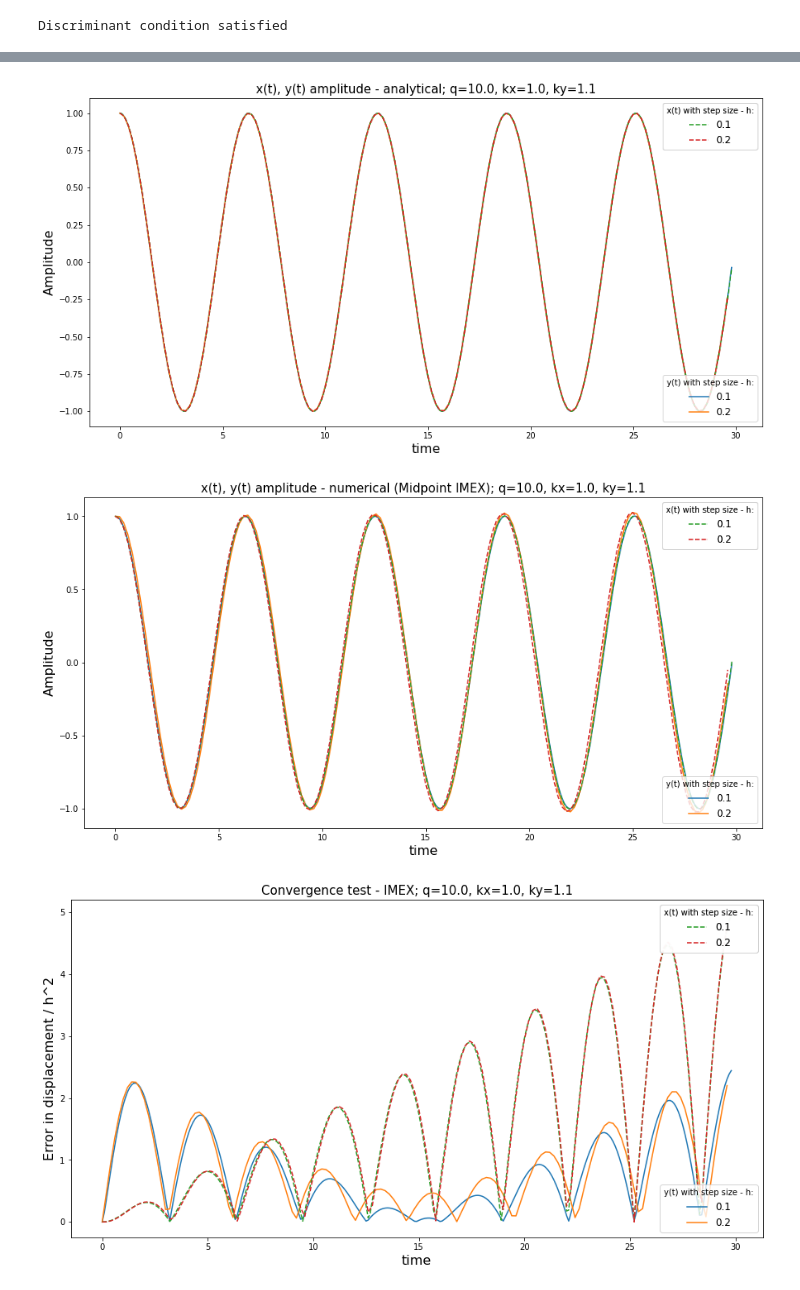
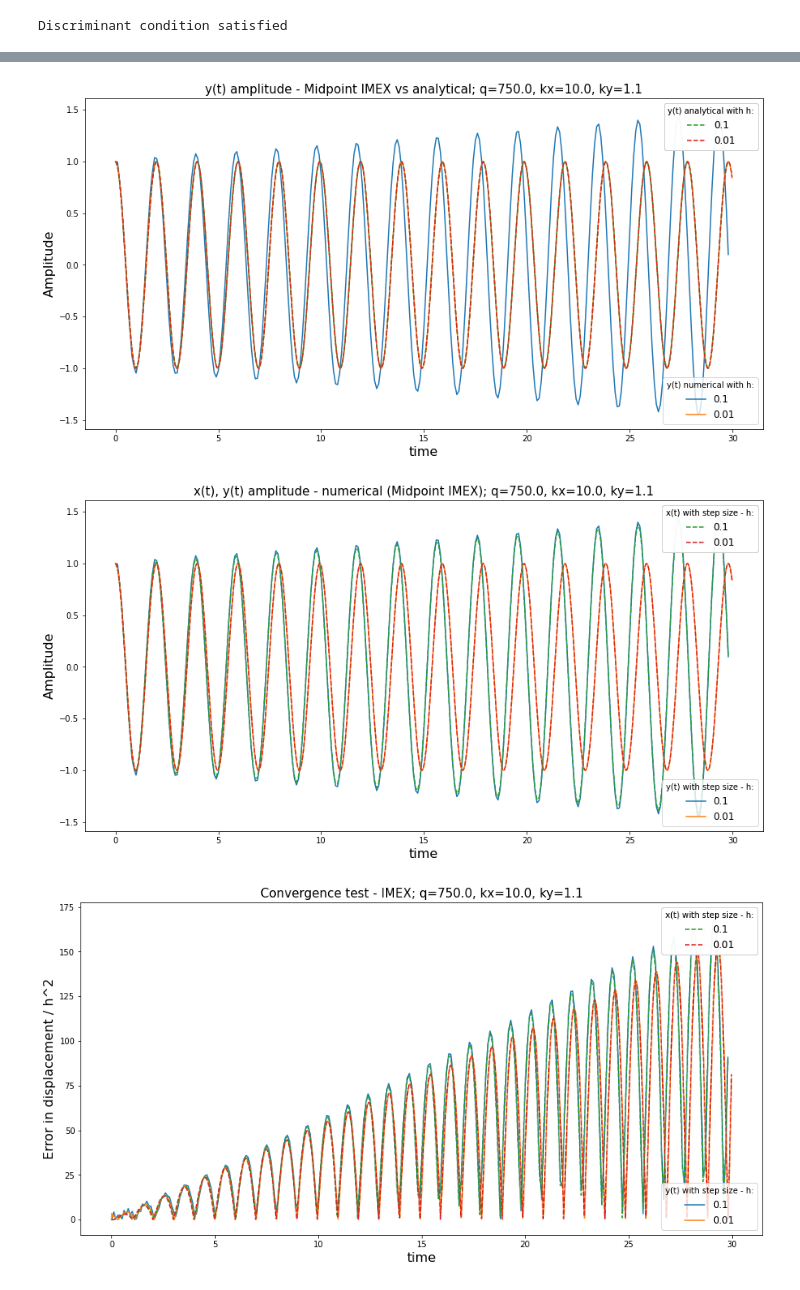
Before and after one commit to annamalai-ps/IMEX, a Jupyter notebook: Midpoint_IMEX(1,2,2).ipynb, the cells around one changed output, grey strips where cells are left out. Cells and saved outputs as stored; diff of their text form; code cells hidden in the pictures.

```diff
--- a/Midpoint_IMEX(1,2,2).ipynb
+++ b/Midpoint_IMEX(1,2,2).ipynb
@@ -171,8 +164,8 @@ y_imex = lambdify([x0,v0,w0,y0,x1,v1,w1,y1,kx,ky,q,h],u_np1_rhs(u_n)[3])
 # %%
-kx_n = 1.0 #Pendulum 1 spring constant
+kx_n = 10.0 #Pendulum 1 spring constant
 ky_n = 1.1 #Pendulum 2 spring constant
 #NOTE: analytical solution can't calculated for q=0, this code is incapable!!
-q_n = 10.0 #Coupling factor
+q_n = 750.0 #Coupling factor
 
 #Note!! If initial data is to be changed, compute analytical solution
 #in Mathematica with respective initial data and make changes to analytic solution defined here.
@@ -192,7 +185,7 @@ else:
 Discriminant condition satisfied
 # %%
 #Initial data
-h_list = ([0.1,0.2])
+h_list = ([0.1,0.01])
 t_start = 0
 t_end = 30
 
@@ -210,13 +203,18 @@ T=np.empty((N,len(h_list)))
 T[:] = np.nan
 
 X_a = np.zeros((N,len(h_list)))
+X_a = np.float128(X_a)
 delX = np.zeros((N,len(h_list)))
+delX = np.float128(delX)
 Y_a = np.zeros((N,len(h_list)))
+Y_a = np.float128(Y_a)
 delY = np.zeros((N,len(h_list)))
+delY = np.float128(delY)
 
 diff_k1k2 = kx_n - ky_n
-detm = np.sqrt(q_n**2 - 4*ky_n)
+detm = np.sqrt(q_n**2 - 4*ky_n,dtype='float128')
 def y_analytic(time):
+    y = np.float128
     y =  ( ( q_n*( ((np.exp(-0.5*q_n*time)*np.sinh(0.5*time*detm)*(ky_n**2 - kx_n**2))/detm)
          + (np.sqrt(kx_n)*np.sin(np.sqrt(kx_n)*time)*diff_k1k2)
          + (kx_n*q_n*np.cos(np.sqrt(kx_n)*time)))
@@ -236,14 +234,10 @@ for i in range (len(h_list)):
             V[j,i] = v_0
             W[j,i] = w_0
             Y[j,i] = y_0
-        X[j+1,i] = x_imex(X[j,i],V[j,i],W[j,i],Y[j,i],
-                          X[j+1,i],V[j+1,i],W[j+1,i],Y[j+1,i],kx_n,ky_n,q_n,h_list[i])
-        V[j+1,i] = v_imex(X[j,i],V[j,i],W[j,i],Y[j,i],
-                          X[j+1,i],V[j+1,i],W[j+1,i],Y[j+1,i],kx_n,ky_n,q_n,h_list[i])
-        W[j+1,i] = w_imex(X[j,i],V[j,i],W[j,i],Y[j,i],
-                          X[j+1,i],V[j+1,i],W[j+1,i],Y[j+1,i],kx_n,ky_n,q_n,h_list[i])
-        Y[j+1,i] = y_imex(X[j,i],V[j,i],W[j,i],Y[j,i],
-                          X[j+1,i],V[j+1,i],W[j+1,i],Y[j+1,i],kx_n,ky_n,q_n,h_list[i])
+        X[j+1,i] = x_imex(X[j,i],V[j,i],W[j,i],Y[j,i],kx_n,ky_n,q_n,h_list[i])
+        V[j+1,i] = v_imex(X[j,i],V[j,i],W[j,i],Y[j,i],kx_n,ky_n,q_n,h_list[i])
+        W[j+1,i] = w_imex(X[j,i],V[j,i],W[j,i],Y[j,i],kx_n,ky_n,q_n,h_list[i])
+        Y[j+1,i] = y_imex(X[j,i],V[j,i],W[j,i],Y[j,i],kx_n,ky_n,q_n,h_list[i])
         T[j,i] = t[j]
         # Calculating analytical solution for array of time - t:
         X_a[j,i] = x_analytic(T[j,i])
@@ -281,6 +275,8 @@ W_rk2[:] = np.nan
 
 delX_rk2 = np.zeros((N,len(h_list)))
 delY_rk2 = np.zeros((N,len(h_list)))
+delX_rk2 = np.float128(delX_rk2)
+delX_rk2 = np.float128(delX_rk2)
 
 for i in range (len(h_list)):
     for j in range (int((t_end)/h_list[i])-1):
@@ -312,9 +308,9 @@ def plots(title,x_label,y_label,l1_title,l2_title,x_param,y_param1,y_param2):
 #plots for IMEX vs analytical solution
 
 plots("x(t), y(t) amplitude - analytical; q=%0.1f, kx=%0.1f, ky=%0.1f"%(q_n,kx_n,ky_n),
+      "time","Amplitude","y(t) with step size - h:","x(t) with step size - h:",T,Y_a,X_a)
+plots("y(t) amplitude - Midpoint IMEX vs analytical; q=%0.1f, kx=%0.1f, ky=%0.1f"%(q_n,kx_n,ky_n),
       "time","Amplitude","y(t) numerical with h:","y(t) analytical with h:",T,Y,Y_a)
-plots("x(t), y(t) amplitude - analytical; q=%0.1f, kx=%0.1f, ky=%0.1f"%(q_n,kx_n,ky_n),
-      "time","Amplitude","y(t) with step size - h:","x(t) with step size - h:",T,Y_a,X_a)
 plots("x(t), y(t) amplitude - numerical (Midpoint IMEX); q=%0.1f, kx=%0.1f, ky=%0.1f"%(q_n,kx_n,ky_n),
       "time","Amplitude","y(t) with step size - h:","x(t) with step size - h:",T,Y,X)
 plots("Convergence test - IMEX; q=%0.1f, kx=%0.1f, ky=%0.1f"%(q_n,kx_n,ky_n),
@@ -337,3 +333,3 @@ plots("Convergence test for x(t) - IMEX vs explicit RK2; q=%0.1f, kx=%0.1f, ky=%
-[figure, old version]
+[figure, new version]
-[figure, old version]
+[figure, new version]
-[figure, old version]
+[figure, new version]
```
Also changed, not shown: parts of 4 cells of this notebook, 1 other file.
